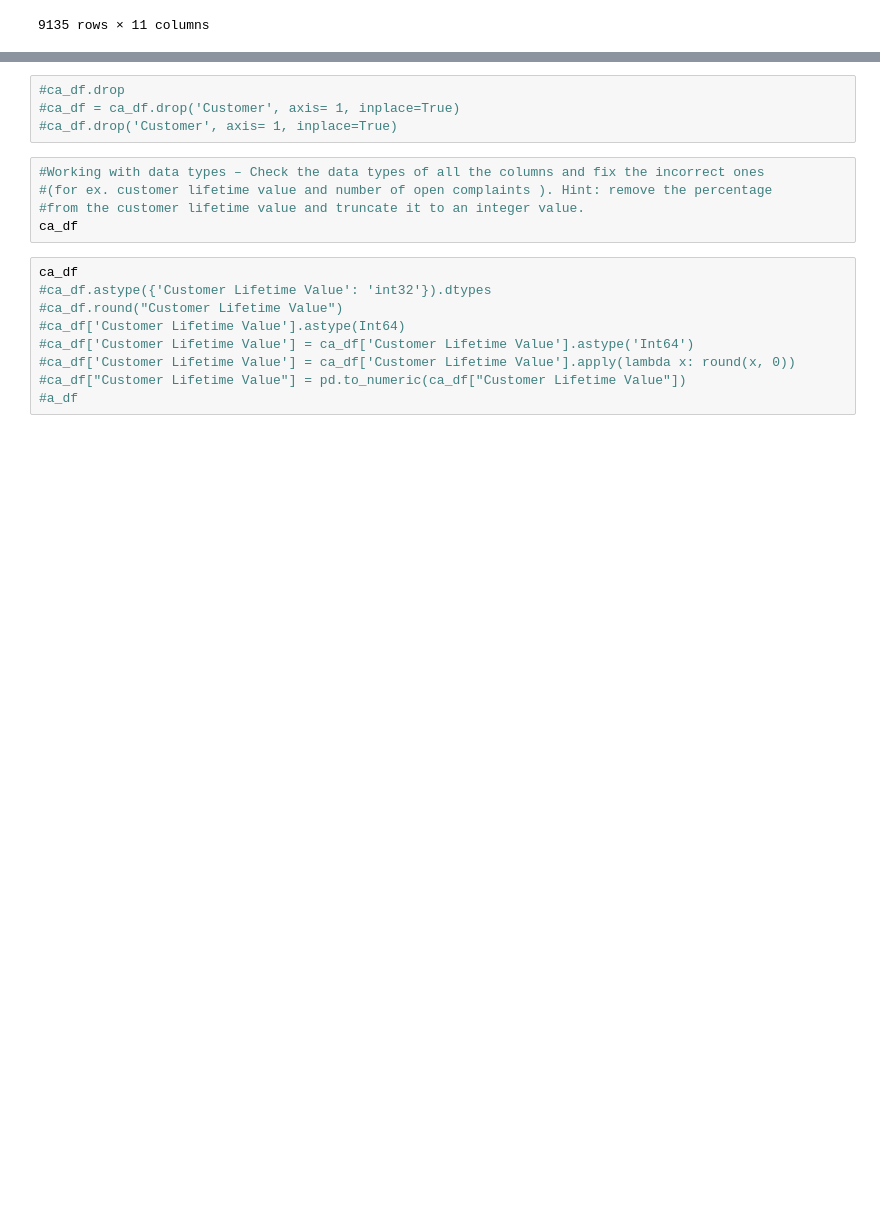
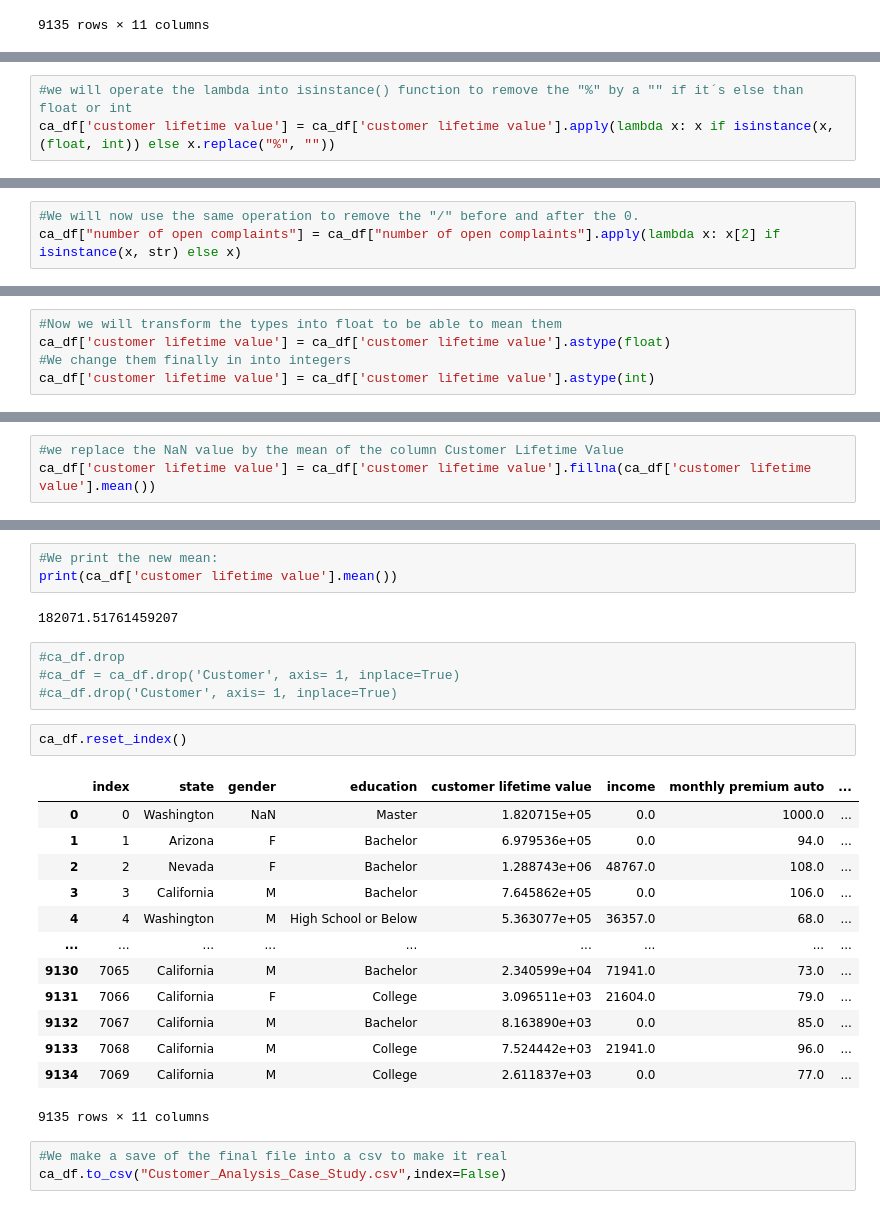
Before and after one commit to DGU94/Ironhack_Davidguillet_Lab, a Jupyter notebook: Week 2/Customer_Analysis_Case_Study_ [LAB]_DGU.ipynb, the cells around one changed output, grey strips where cells are left out. Drawn from its saved outputs; the diff is of its cells as text; blank space fills up the shorter version.

```diff
--- a/Week 2/Customer_Analysis_Case_Study_ [LAB]_DGU.ipynb
+++ b/Week 2/Customer_Analysis_Case_Study_ [LAB]_DGU.ipynb
@@ -211,0 +142,3 @@ ca_df
+# %%
+#we will operate the lambda into isinstance() function to remove the "%" by a "" if it´s else than float or int
+ca_df['customer lifetime value'] = ca_df['customer lifetime value'].apply(lambda x: x if isinstance(x, (float, int)) else x.replace("%", ""))
@@ -211,0 +151,3 @@ ca_df
+# %%
+#We will now use the same operation to remove the "/" before and after the 0.
+ca_df["number of open complaints"] = ca_df["number of open complaints"].apply(lambda x: x[2] if isinstance(x, str) else x)
@@ -211,0 +160,5 @@ ca_df
+# %%
+#Now we will transform the types into float to be able to mean them
+ca_df['customer lifetime value'] = ca_df['customer lifetime value'].astype(float)
+#We change them finally in into integers
+ca_df['customer lifetime value'] = ca_df['customer lifetime value'].astype(int)
@@ -211,0 +211,3 @@ ca_df
+# %%
+#we replace the NaN value by the mean of the column Customer Lifetime Value
+ca_df['customer lifetime value'] = ca_df['customer lifetime value'].fillna(ca_df['customer lifetime value'].mean())
@@ -212,18 +236,28 @@ ca_df
+# %%
+#We print the new mean:
+print(ca_df['customer lifetime value'].mean())
+# %% [output]
+182071.51761459207
 # %%
 #ca_df.drop
 #ca_df = ca_df.drop('Customer', axis= 1, inplace=True)
 #ca_df.drop('Customer', axis= 1, inplace=True)
-# %%
-#Working with data types – Check the data types of all the columns and fix the incorrect ones
-#(for ex. customer lifetime value and number of open complaints ). Hint: remove the percentage
-#from the customer lifetime value and truncate it to an integer value.
-ca_df
-# %%
-ca_df
-#ca_df.astype({'Customer Lifetime Value': 'int32'}).dtypes
-#ca_df.round("Customer Lifetime Value")
-#ca_df['Customer Lifetime Value'].astype(Int64)
-#ca_df['Customer Lifetime Value'] = ca_df['Customer Lifetime Value'].astype('Int64')
-#ca_df['Customer Lifetime Value'] = ca_df['Customer Lifetime Value'].apply(lambda x: round(x, 0))
-#ca_df["Customer Lifetime Value"] = pd.to_numeric(ca_df["Customer Lifetime Value"])
-#a_df
+# %%
+ca_df.reset_index()
+# %% [output]
+|  | index | state | gender | education | customer lifetime value | income | monthly premium auto | ... |
+| 0 | 0 | Washington | NaN | Master | 1.820715e+05 | 0.0 | 1000.0 | ... |
+| 1 | 1 | Arizona | F | Bachelor | 6.979536e+05 | 0.0 | 94.0 | ... |
+| 2 | 2 | Nevada | F | Bachelor | 1.288743e+06 | 48767.0 | 108.0 | ... |
+| 3 | 3 | California | M | Bachelor | 7.645862e+05 | 0.0 | 106.0 | ... |
+| 4 | 4 | Washington | M | High School or Below | 5.363077e+05 | 36357.0 | 68.0 | ... |
+| ... | ... | ... | ... | ... | ... | ... | ... | ... |
+| 9130 | 7065 | California | M | Bachelor | 2.340599e+04 | 71941.0 | 73.0 | ... |
+| 9131 | 7066 | California | F | College | 3.096511e+03 | 21604.0 | 79.0 | ... |
+| 9132 | 7067 | California | M | Bachelor | 8.163890e+03 | 0.0 | 85.0 | ... |
+| 9133 | 7068 | California | M | College | 7.524442e+03 | 21941.0 | 96.0 | ... |
+| 9134 | 7069 | California | M | College | 2.611837e+03 | 0.0 | 77.0 | ... |
+9135 rows × 11 columns
+# %%
+#We make a save of the final file into a csv to make it real
+ca_df.to_csv("Customer_Analysis_Case_Study.csv",index=False)
```
Also changed, not shown: parts of 35 cells of this notebook, 2 other files.
